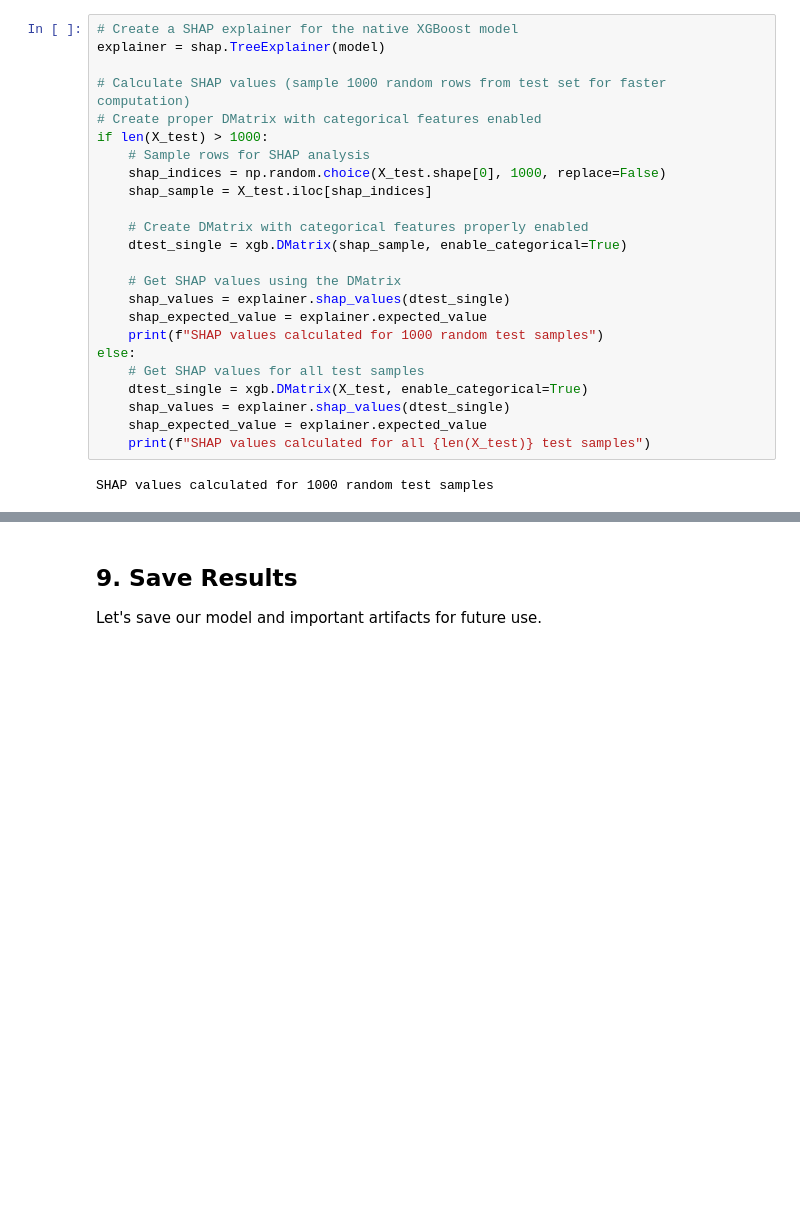
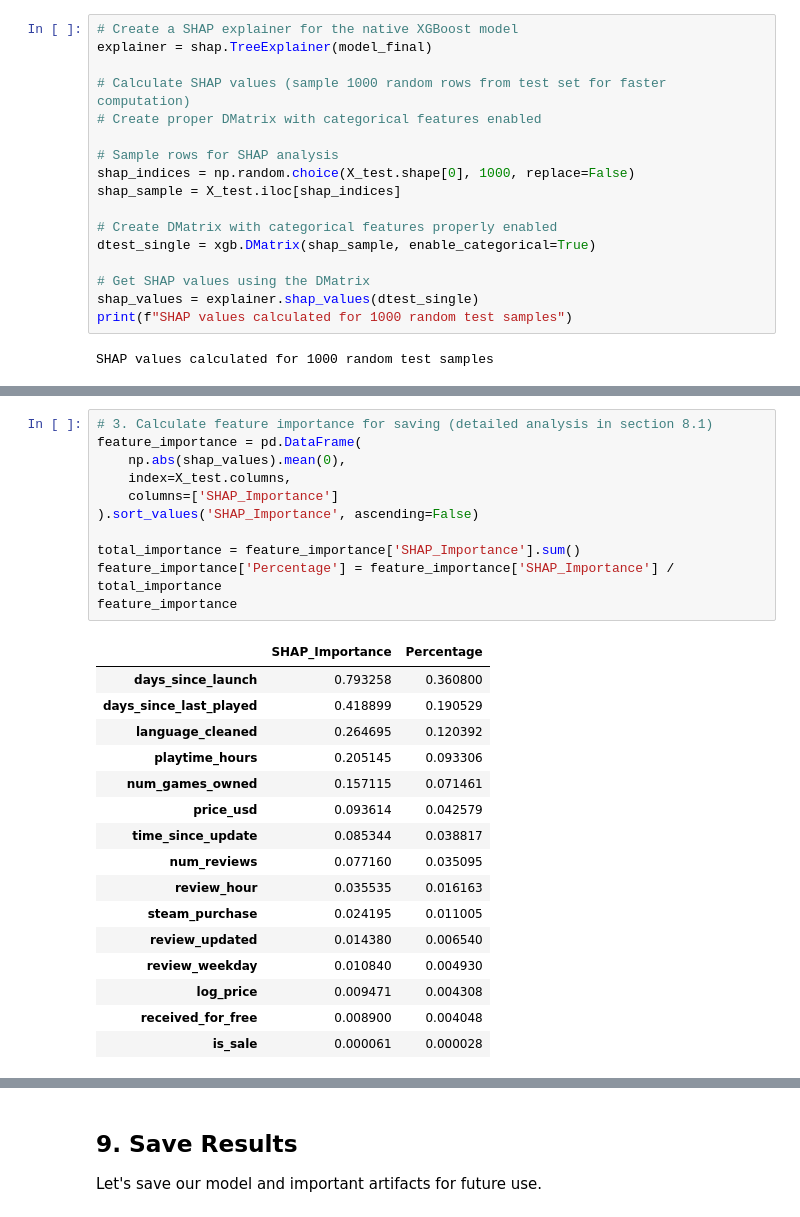
Before and after one commit to ken1th/SteamReview_XGBoost, a Jupyter notebook: battlefield2042_xgboost_model.ipynb, the cells around one changed output, grey strips where cells are left out. Cells and saved outputs as stored; diff of their text form; blank space fills up the shorter version.

```diff
--- a/battlefield2042_xgboost_model.ipynb
+++ b/battlefield2042_xgboost_model.ipynb
@@ -771,28 +900,21 @@ SHAP (SHapley Additive exPlanations) provides a unified framework for interpreti
 3. How features interact to produce outcomes
 # %%
 # Create a SHAP explainer for the native XGBoost model
-explainer = shap.TreeExplainer(model)
+explainer = shap.TreeExplainer(model_final)
 
 # Calculate SHAP values (sample 1000 random rows from test set for faster computation)
 # Create proper DMatrix with categorical features enabled
-if len(X_test) > 1000:
-    # Sample rows for SHAP analysis
-    shap_indices = np.random.choice(X_test.shape[0], 1000, replace=False)
-    shap_sample = X_test.iloc[shap_indices]
 
-    # Create DMatrix with categorical features properly enabled
-    dtest_single = xgb.DMatrix(shap_sample, enable_categorical=True)
+# Sample rows for SHAP analysis
+shap_indices = np.random.choice(X_test.shape[0], 1000, replace=False)
+shap_sample = X_test.iloc[shap_indices]
 
-    # Get SHAP values using the DMatrix
-    shap_values = explainer.shap_values(dtest_single)
-    shap_expected_value = explainer.expected_value
-    print(f"SHAP values calculated for 1000 random test samples")
-else:
-    # Get SHAP values for all test samples
-    dtest_single = xgb.DMatrix(X_test, enable_categorical=True)
-    shap_values = explainer.shap_values(dtest_single)
-    shap_expected_value = explainer.expected_value
-    print(f"SHAP values calculated for all {len(X_test)} test samples")
+# Create DMatrix with categorical features properly enabled
+dtest_single = xgb.DMatrix(shap_sample, enable_categorical=True)
+
+# Get SHAP values using the DMatrix
+shap_values = explainer.shap_values(dtest_single)
+print(f"SHAP values calculated for 1000 random test samples")
 # %% [output]
 SHAP values calculated for 1000 random test samples
 # %%
@@ -842,3 +978,31 @@ feature_importance = pd.DataFrame(
+# %%
+# 3. Calculate feature importance for saving (detailed analysis in section 8.1)
+feature_importance = pd.DataFrame(
+    np.abs(shap_values).mean(0),
+    index=X_test.columns,
+    columns=['SHAP_Importance']
+).sort_values('SHAP_Importance', ascending=False)
+
+total_importance = feature_importance['SHAP_Importance'].sum()
+feature_importance['Percentage'] = feature_importance['SHAP_Importance'] / total_importance
+feature_importance
+# %% [output]
+|  | SHAP_Importance | Percentage |
+| days_since_launch | 0.793258 | 0.360800 |
+| days_since_last_played | 0.418899 | 0.190529 |
+| language_cleaned | 0.264695 | 0.120392 |
+| playtime_hours | 0.205145 | 0.093306 |
+| num_games_owned | 0.157115 | 0.071461 |
+| price_usd | 0.093614 | 0.042579 |
+| time_since_update | 0.085344 | 0.038817 |
+| num_reviews | 0.077160 | 0.035095 |
+| review_hour | 0.035535 | 0.016163 |
+| steam_purchase | 0.024195 | 0.011005 |
+| review_updated | 0.014380 | 0.006540 |
+| review_weekday | 0.010840 | 0.004930 |
+| log_price | 0.009471 | 0.004308 |
+| received_for_free | 0.008900 | 0.004048 |
+| is_sale | 0.000061 | 0.000028 |
 # %% [markdown]
 ## 8.1. SHAP Business Insights
 
```
Also changed, not shown: parts of 29 cells of this notebook, 11 other files.
